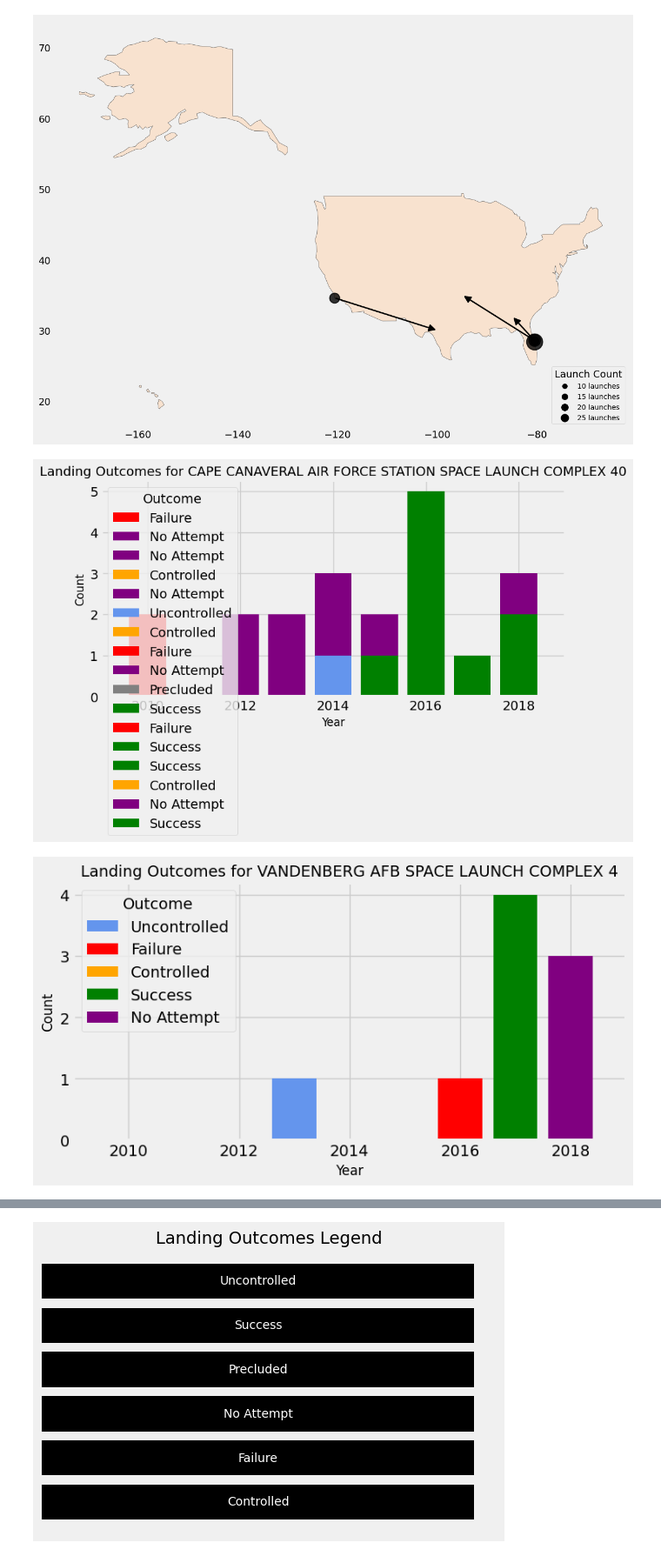
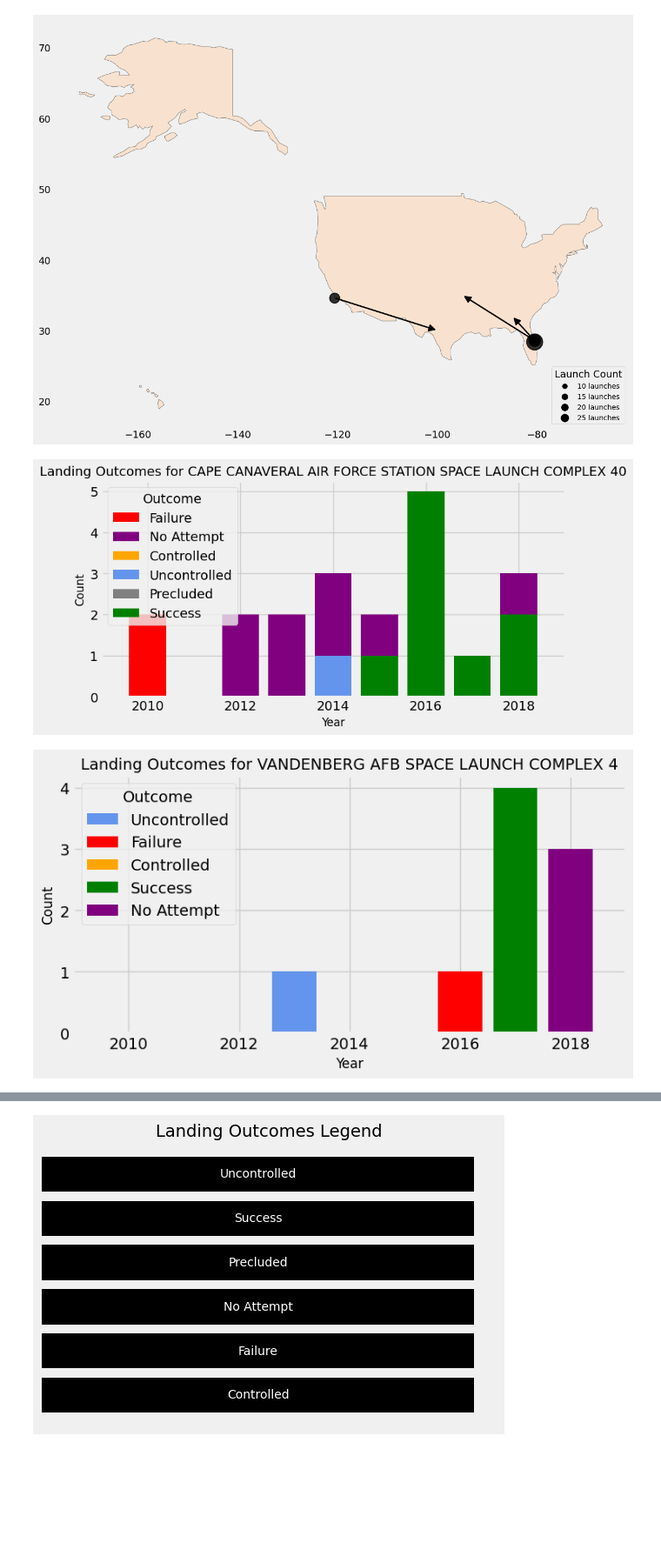
Before and after one commit to markusiewiczj/SpaceX-Launches, a Jupyter notebook: SpaceXLaunches.ipynb, the cells around one changed output, grey strips where cells are left out. Shown: that part at 87% size. Drawn from its saved outputs; the diff is of its cells as text; code cells hidden in the pictures; blank space fills up the shorter version.

Commit message:
histogram changes

```diff
--- a/SpaceXLaunches.ipynb
+++ b/SpaceXLaunches.ipynb
@@ -262,28 +262,34 @@ plt.show()
 # %%
 # Create histograms for each unique launch site
 mylist = {}
 for site in RES['Launch.Name'].unique():
     # Filter data for the specific launch site
     site_data = (
         RES[RES['Launch.Name'] == site]
         .groupby(['Year', 'Landing.Outcome.v3'])
         .size()
         .reset_index(name='count')
     )
 
     # Create the histogram
     fig, ax = plt.subplots(figsize=(8, 4))
+    legend_labels = set()  # Keep track of added labels to avoid duplicates
+
     for _, row in site_data.iterrows():
         outcome = row['Landing.Outcome.v3']
         color = color_mapping.get(outcome, "black")  # Map color based on outcome
-        ax.bar(row['Year'], row['count'], color=color, label=outcome)
+        if outcome not in legend_labels:  # Only add label once
+            ax.bar(row['Year'], row['count'], color=color, label=outcome)
+            legend_labels.add(outcome)  # Mark label as added
+        else:
+            ax.bar(row['Year'], row['count'], color=color)  # No label for duplicates
 
     ax.set_title(f'Landing Outcomes for {site}', fontsize=14)
     ax.set_xlabel('Year', fontsize=12)
     ax.set_ylabel('Count', fontsize=12)
     ax.set_xlim(2009, 2019)
     ax.legend(title='Outcome')
     mylist[site] = fig
 # %% [output]
-[figure, old version]
+[figure, new version]
 [figure]
```
Also changed, not shown: parts of 1 cell of this notebook.
